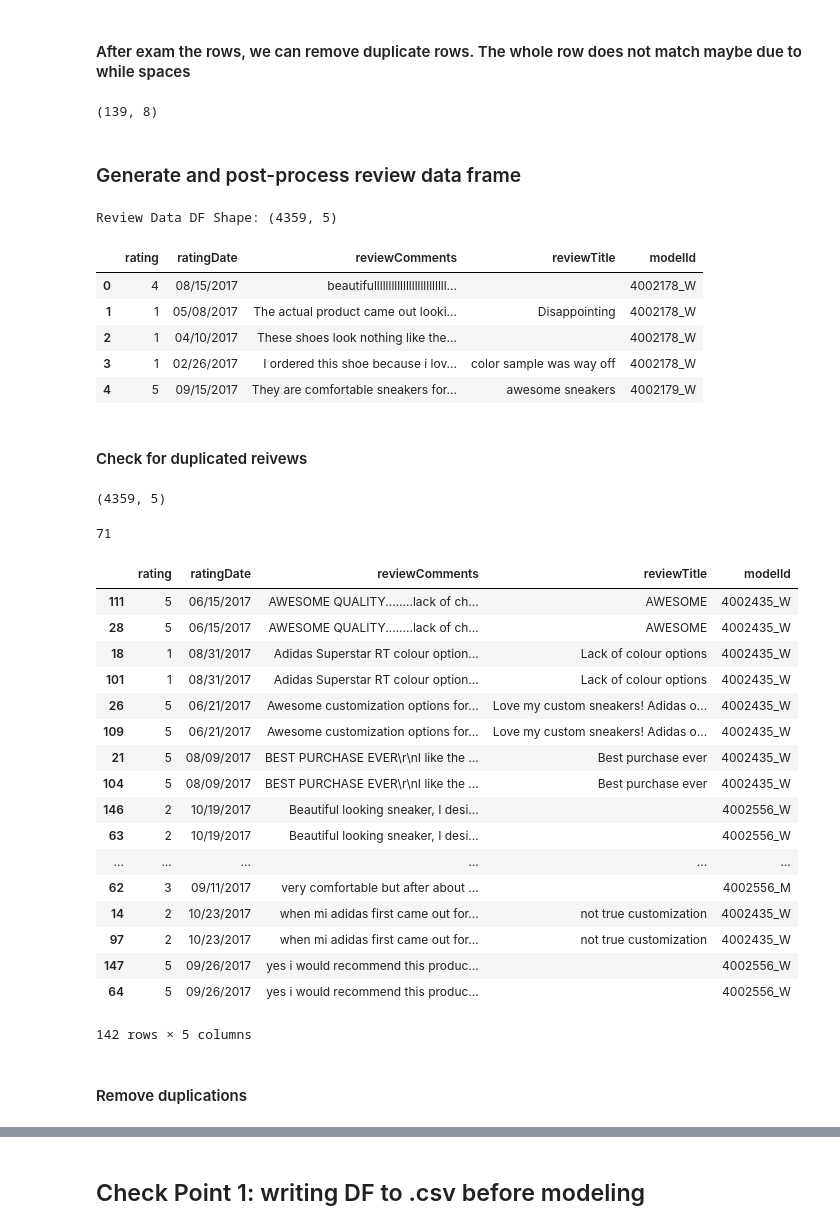
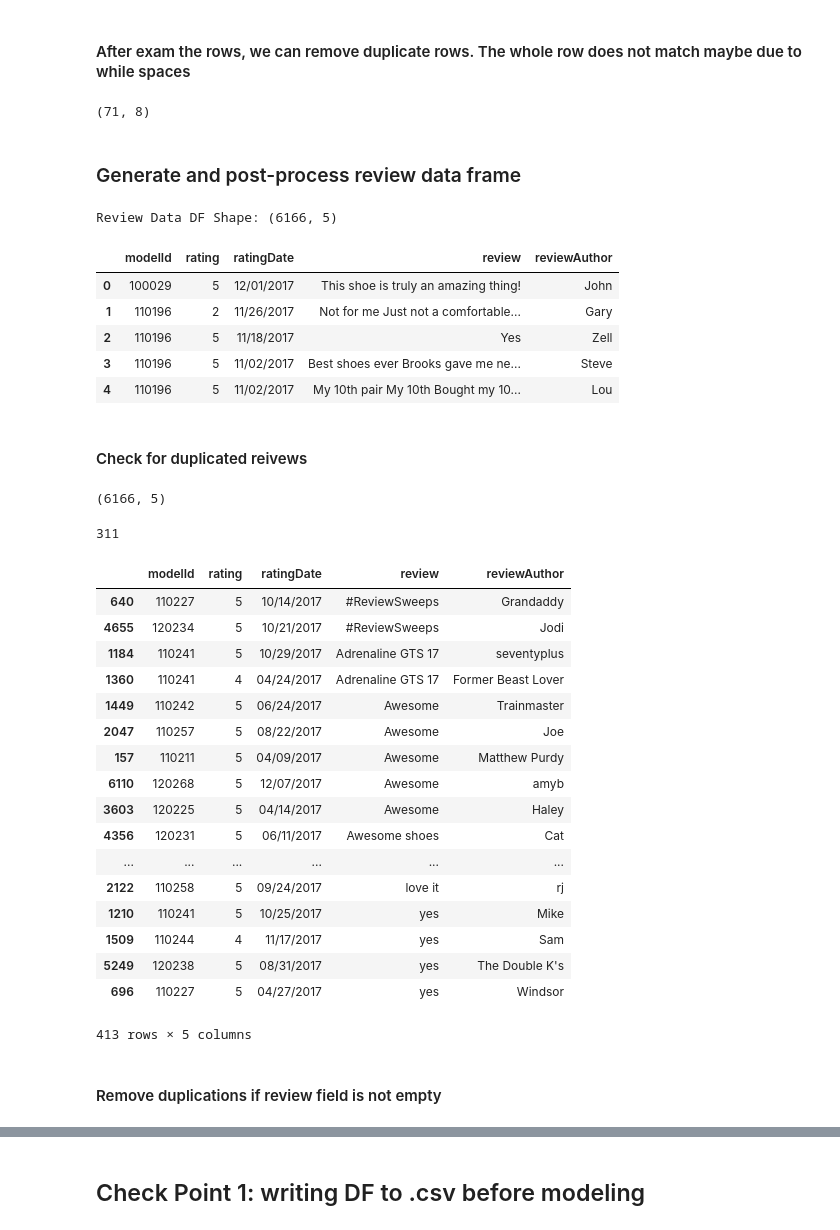
Before and after one commit to data2iq/online_review_ML, a Jupyter notebook: JSON_EDA.ipynb, the cells around one changed output, grey strips where cells are left out. Cells and saved outputs as stored; diff of their text form; code cells hidden in the pictures.

Commit message:
Updated Json Process

```diff
--- a/JSON_EDA.ipynb
+++ b/JSON_EDA.ipynb
@@ -107,7 +116,16 @@ from collections import defaultdict
 
 def reviewData2DF(review_data):
     df = pd.DataFrame.from_dict(review_data)
-    df = df.drop(['badges', 'images', 'reviewAuthor', 'reviewId'], axis = 1)
+    df['review'] = df['reviewTitle'] + ' ' + df['reviewComments']
+    df = df.drop(['reviewTitle', 'reviewComments'], axis = 1)
+    if 'badges' in df:
+        df = df.drop(['badges'], axis = 1)
+    if 'images' in df:
+        df = df.drop(['images'], axis = 1)
+    if 'reviewAuthor' in df:
+        df = df.drop(['reviewAuthor'], axis = 1)
+    if 'reviewID' in df:
+        df = df.drop(['reviewId'], axis = 1)
     return df
 
 def productmeta2DF(meta_data):
@@ -136,7 +154,7 @@ def productmeta2DF(meta_data):
 
 def read_json(json_file):
     # Process Json fields
-    review_header = ['rating', 'ratingDate', 'reviewComments', 'reviewTitle', 'modelId']
+    review_header = ['rating', 'ratingDate', 'review', 'modelId']
     feature_header = ['description', 'specs', 'rating', 'brand', 'gender', 'price', 'productName', 'modelId']
     df_review = pd.DataFrame(columns=review_header)
     df_productspec = pd.DataFrame(columns=feature_header)
@@ -175,7 +193,7 @@ def read_json(json_file):
 # %% [markdown]
 ### Exam Json DataFrame
 # %%
-data = json.load(open('adidas/15007715_W.json'))
+data = json.load(open('brooks/100029.json'))
 df_product, df_review = read_json(data)
 # %%
 for key,value in data.iteritems():
@@ -214,7 +230,7 @@ df_product
 # %%
 import glob
 
-JSON_PATH = 'adidas/*.json'
+JSON_PATH = 'brooks/*.json'
 file_list = glob.glob(JSON_PATH)
 
 feature_dfs = []
@@ -307,7 +291,7 @@ duplicates.sort_values(by = ['modelId'])
 productspec_df.drop_duplicates(['modelId'], keep = 'first', inplace=True)
 productspec_df.shape
 # %% [output]
-(139, 8)
+(71, 8)
 # %% [markdown]
 ### Generate and post-process review data frame
 # %%
@@ -317,45 +301,45 @@ reviewData_df.reset_index(drop=True, inplace=True)
 print "Review Data DF Shape: {}".format(reviewData_df.shape)
 reviewData_df.head()
 # %% [output]
-Review Data DF Shape: (4359, 5)
+Review Data DF Shape: (6166, 5)
-|  | rating | ratingDate | reviewComments | reviewTitle | modelId |
-| 0 | 4 | 08/15/2017 | beautifulllllllllllllllllllllllll... |  | 4002178_W |
-| 1 | 1 | 05/08/2017 | The actual product came out looki... | Disappointing | 4002178_W |
-| 2 | 1 | 04/10/2017 | These shoes look nothing like the... |  | 4002178_W |
-| 3 | 1 | 02/26/2017 | I ordered this shoe because i lov... | color sample was way off | 4002178_W |
-| 4 | 5 | 09/15/2017 | They are comfortable sneakers for... | awesome sneakers | 4002179_W |
+|  | modelId | rating | ratingDate | review | reviewAuthor |
+| 0 | 100029 | 5 | 12/01/2017 | This shoe is truly an amazing thing! | John |
+| 1 | 110196 | 2 | 11/26/2017 | Not for me Just not a comfortable... | Gary |
+| 2 | 110196 | 5 | 11/18/2017 | Yes | Zell |
+| 3 | 110196 | 5 | 11/02/2017 | Best shoes ever Brooks gave me ne... | Steve |
+| 4 | 110196 | 5 | 11/02/2017 | My 10th pair My 10th Bought my 10... | Lou |
 # %% [markdown]
 #### Check for duplicated reivews
 # %%
 reviewData_df.drop_duplicates
 reviewData_df.shape
 # %% [output]
-(4359, 5)
+(6166, 5)
 # %%
-sum(reviewData_df.duplicated('reviewComments'))
+sum(reviewData_df.duplicated('review'))
 # %% [output]
-71
+311
 # %%
-duplicates = reviewData_df[reviewData_df.duplicated('reviewComments', keep=False)]
-duplicates.sort_values(by = ['reviewComments'])
+duplicates = reviewData_df[reviewData_df.duplicated('review', keep=False)]
+duplicates.sort_values(by = ['review'])
 # %% [output]
-|  | rating | ratingDate | reviewComments | reviewTitle | modelId |
-| 111 | 5 | 06/15/2017 | AWESOME QUALITY........lack of ch... | AWESOME | 4002435_W |
-| 28 | 5 | 06/15/2017 | AWESOME QUALITY........lack of ch... | AWESOME | 4002435_W |
-| 18 | 1 | 08/31/2017 | Adidas Superstar RT colour option... | Lack of colour options | 4002435_W |
-| 101 | 1 | 08/31/2017 | Adidas Superstar RT colour option... | Lack of colour options | 4002435_W |
-| 26 | 5 | 06/21/2017 | Awesome customization options for... | Love my custom sneakers! Adidas o... | 4002435_W |
-| 109 | 5 | 06/21/2017 | Awesome customization options for... | Love my custom sneakers! Adidas o... | 4002435_W |
-| 21 | 5 | 08/09/2017 | BEST PURCHASE EVER\r\nI like the ... | Best purchase ever | 4002435_W |
-| 104 | 5 | 08/09/2017 | BEST PURCHASE EVER\r\nI like the ... | Best purchase ever | 4002435_W |
-| 146 | 2 | 10/19/2017 | Beautiful looking sneaker, I desi... |  | 4002556_W |
-| 63 | 2 | 10/19/2017 | Beautiful looking sneaker, I desi... |  | 4002556_W |
+|  | modelId | rating | ratingDate | review | reviewAuthor |
+| 640 | 110227 | 5 | 10/14/2017 | #ReviewSweeps | Grandaddy |
+| 4655 | 120234 | 5 | 10/21/2017 | #ReviewSweeps | Jodi |
+| 1184 | 110241 | 5 | 10/29/2017 | Adrenaline GTS 17 | seventyplus |
+| 1360 | 110241 | 4 | 04/24/2017 | Adrenaline GTS 17 | Former Beast Lover |
+| 1449 | 110242 | 5 | 06/24/2017 | Awesome | Trainmaster |
+| 2047 | 110257 | 5 | 08/22/2017 | Awesome | Joe |
+| 157 | 110211 | 5 | 04/09/2017 | Awesome | Matthew Purdy |
+| 6110 | 120268 | 5 | 12/07/2017 | Awesome | amyb |
+| 3603 | 120225 | 5 | 04/14/2017 | Awesome | Haley |
+| 4356 | 120231 | 5 | 06/11/2017 | Awesome shoes | Cat |
 | ... | ... | ... | ... | ... | ... |
-| 62 | 3 | 09/11/2017 | very comfortable but after about ... |  | 4002556_M |
-| 14 | 2 | 10/23/2017 | when mi adidas first came out for... | not true customization | 4002435_W |
-| 97 | 2 | 10/23/2017 | when mi adidas first came out for... | not true customization | 4002435_W |
-| 147 | 5 | 09/26/2017 | yes i would recommend this produc... |  | 4002556_W |
-| 64 | 5 | 09/26/2017 | yes i would recommend this produc... |  | 4002556_W |
+| 2122 | 110258 | 5 | 09/24/2017 | love it | rj |
+| 1210 | 110241 | 5 | 10/25/2017 | yes | Mike |
+| 1509 | 110244 | 4 | 11/17/2017 | yes | Sam |
+| 5249 | 120238 | 5 | 08/31/2017 | yes | The Double K's |
+| 696 | 110227 | 5 | 04/27/2017 | yes | Windsor |
-142 rows × 5 columns
+413 rows × 5 columns
 # %% [markdown]
-#### Remove duplications
+#### Remove duplications if review field is not empty
```
Also changed, not shown: parts of 16 cells of this notebook, 2 other files.
